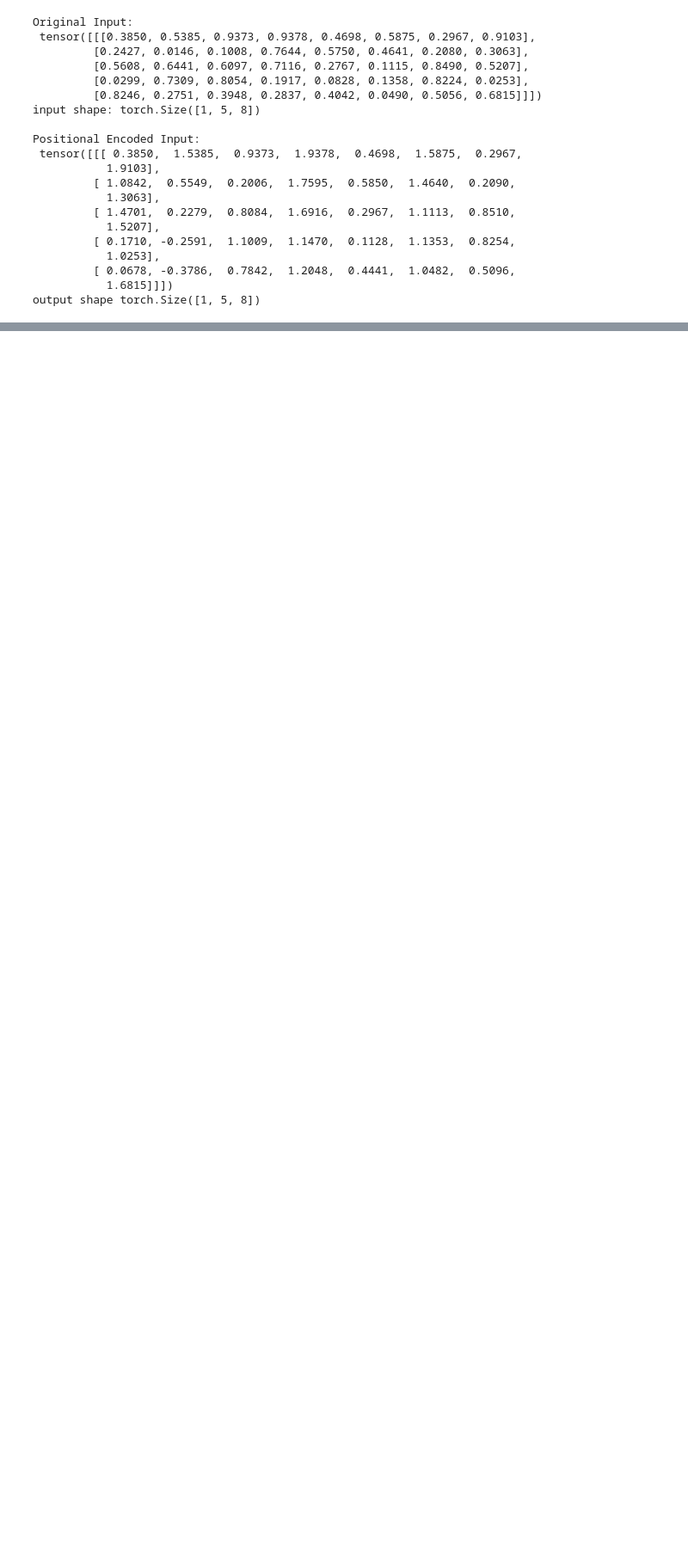
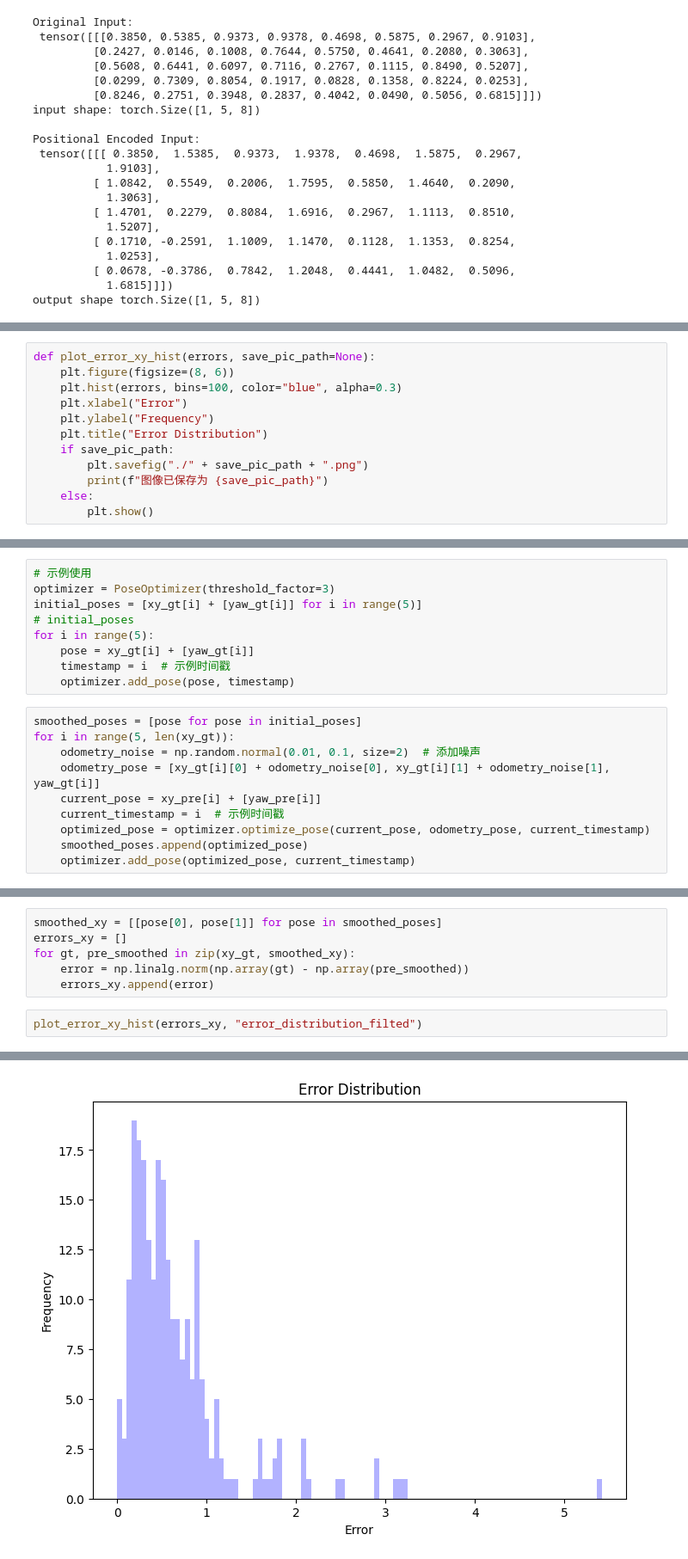
Before and after one commit to enigmacodemaster/Attention-is-all-you-need-pytorch-implementation, a Jupyter notebook: test.ipynb, the cells around one changed output, grey strips where cells are left out. Shown at 86% size. Drawn from its saved outputs; the diff is of its cells as text; blank space fills up the shorter version.

```diff
--- a/test.ipynb
+++ b/test.ipynb
@@ -61,0 +98,12 @@ output shape torch.Size([1, 5, 8])
+# %%
+def plot_error_xy_hist(errors, save_pic_path=None):
+	plt.figure(figsize=(8, 6))
+	plt.hist(errors, bins=100, color="blue", alpha=0.3)
+	plt.xlabel("Error")
+	plt.ylabel("Frequency")
+	plt.title("Error Distribution")
+	if save_pic_path:
+		plt.savefig("./" + save_pic_path + ".png")
+		print(f"图像已保存为 {save_pic_path}")
+	else:
+		plt.show()
@@ -61,0 +254,19 @@ output shape torch.Size([1, 5, 8])
+# %%
+# 示例使用
+optimizer = PoseOptimizer(threshold_factor=3)
+initial_poses = [xy_gt[i] + [yaw_gt[i]] for i in range(5)]
+# initial_poses
+for i in range(5):
+    pose = xy_gt[i] + [yaw_gt[i]]
+    timestamp = i  # 示例时间戳
+    optimizer.add_pose(pose, timestamp)
+# %%
+smoothed_poses = [pose for pose in initial_poses]
+for i in range(5, len(xy_gt)):
+    odometry_noise = np.random.normal(0.01, 0.1, size=2)  # 添加噪声
+    odometry_pose = [xy_gt[i][0] + odometry_noise[0], xy_gt[i][1] + odometry_noise[1], yaw_gt[i]]
+    current_pose = xy_pre[i] + [yaw_pre[i]]
+    current_timestamp = i  # 示例时间戳
+    optimized_pose = optimizer.optimize_pose(current_pose, odometry_pose, current_timestamp)
+    smoothed_poses.append(optimized_pose)
+    optimizer.add_pose(optimized_pose, current_timestamp)
@@ -61,0 +300,9 @@ output shape torch.Size([1, 5, 8])
+# %%
+smoothed_xy = [[pose[0], pose[1]] for pose in smoothed_poses]
+errors_xy = []
+for gt, pre_smoothed in zip(xy_gt, smoothed_xy):
+	error = np.linalg.norm(np.array(gt) - np.array(pre_smoothed))
+	errors_xy.append(error)
+# %%
+plot_error_xy_hist(errors_xy, "error_distribution_filted")
+# %% [output]
@@ -61,0 +310 @@ output shape torch.Size([1, 5, 8])
+[figure, added]
```
Also changed, not shown: parts of 7 cells of this notebook, 2 other files.
